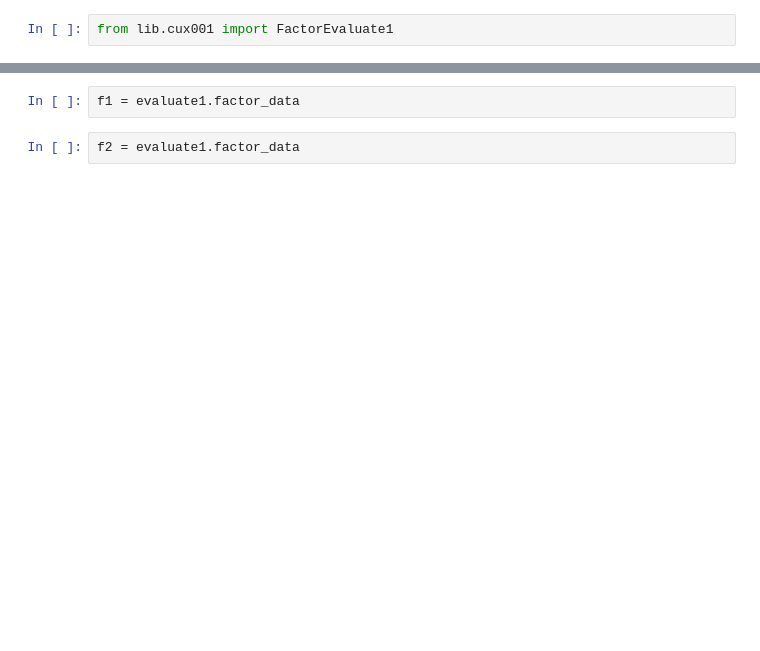
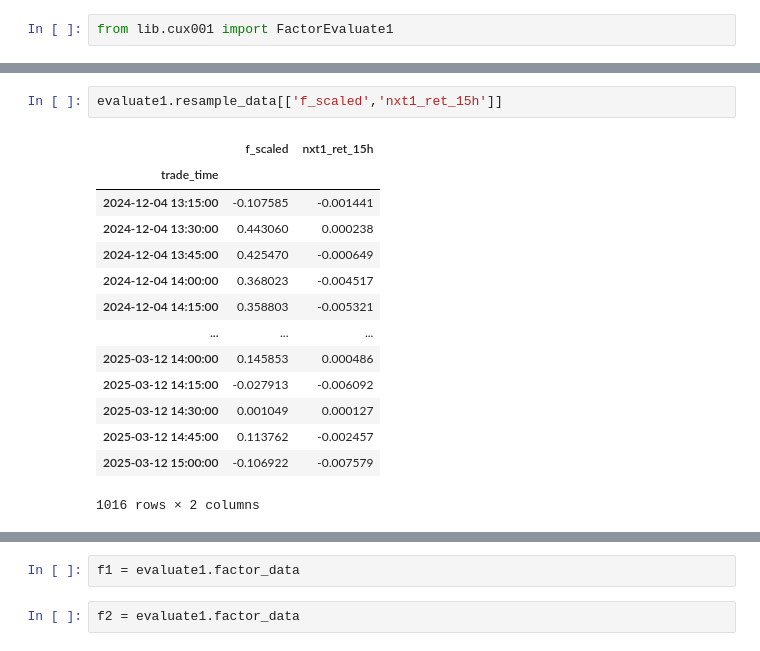
Before and after one commit to flaght/Chrono, a Jupyter notebook: genuis/mizar/20.1.4.合成模型预测绩效.ipynb, the cells around one changed output, grey strips where cells are left out. Saved outputs shown, nothing was run; the diff lists cells and outputs as text; blank space fills up the shorter version.

```diff
--- a/genuis/mizar/20.1.4.合成模型预测绩效.ipynb
+++ b/genuis/mizar/20.1.4.合成模型预测绩效.ipynb
@@ -71,3 +96,20 @@ stats_dt = evaluate1.run()
+# %%
+evaluate1.resample_data[['f_scaled','nxt1_ret_15h']]
+# %% [output]
+|  | f_scaled | nxt1_ret_15h |
+| trade_time |  |  |
+| 2024-12-04 13:15:00 | -0.107585 | -0.001441 |
+| 2024-12-04 13:30:00 | 0.443060 | 0.000238 |
+| 2024-12-04 13:45:00 | 0.425470 | -0.000649 |
+| 2024-12-04 14:00:00 | 0.368023 | -0.004517 |
+| 2024-12-04 14:15:00 | 0.358803 | -0.005321 |
+| ... | ... | ... |
+| 2025-03-12 14:00:00 | 0.145853 | 0.000486 |
+| 2025-03-12 14:15:00 | -0.027913 | -0.006092 |
+| 2025-03-12 14:30:00 | 0.001049 | 0.000127 |
+| 2025-03-12 14:45:00 | 0.113762 | -0.002457 |
+| 2025-03-12 15:00:00 | -0.106922 | -0.007579 |
+1016 rows × 2 columns
 # %%
 evaluate1.plot_results()
 # %% [output]
```
Also changed, not shown: parts of 9 cells of this notebook.
